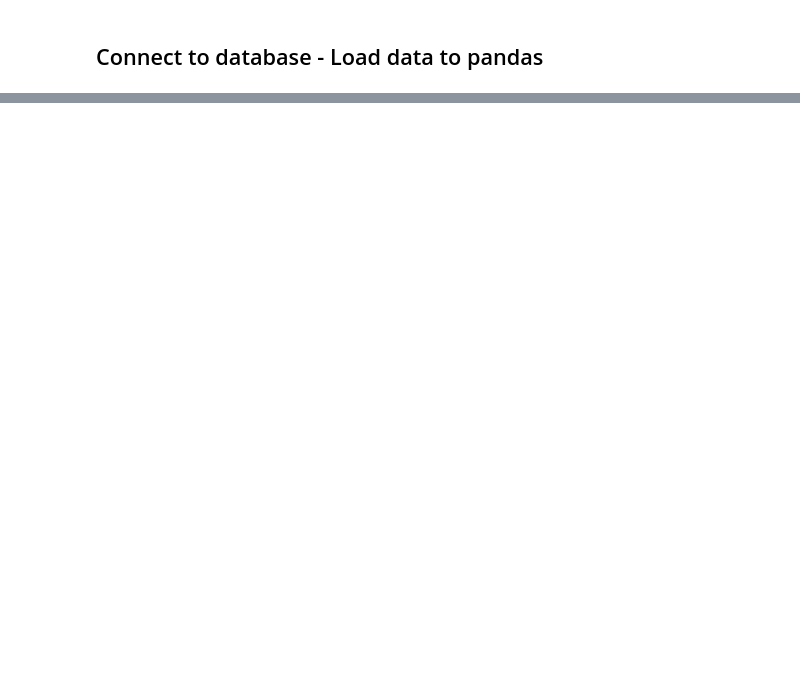
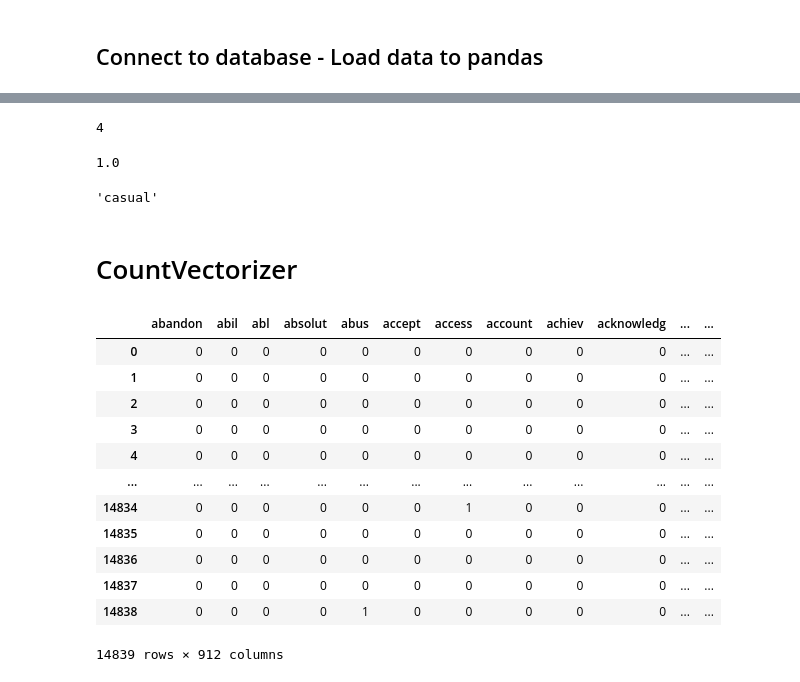
Before and after one commit to sizigia/autotherapy, a Jupyter notebook: notebooks/6 - Topic Modeling.ipynb, the cells around one changed output, grey strips where cells are left out. Cells and saved outputs as stored; diff of their text form; code cells hidden in the pictures; blank space fills up the shorter version.

```diff
--- a/notebooks/6 - Topic Modeling.ipynb
+++ b/notebooks/6 - Topic Modeling.ipynb
@@ -247,0 +101,13 @@ X_test_tfidf1  = tfidf1.transform(X_test)
+# %%
+def stemming(text):
+    stemmer = nltk.stem.SnowballStemmer('english', ignore_stopwords=True)
+    stemmer.stopwords = all_stopwords
+
+    stemmed_words = []
+
+    for w in text.split():
+        stemmed_words.append(stemmer.stem(w))
+
+    text = ' '.join(stemmed_words)
+
+    return text
@@ -247,0 +116,4 @@ X_test_tfidf1  = tfidf1.transform(X_test)
+# %%
+df = pd.read_csv("../data/cleaned_text.csv", index_col='Unnamed: 0').replace(np.nan, '')
+
+df.tail()
@@ -247,0 +133,12 @@ X_test_tfidf1  = tfidf1.transform(X_test)
+# %%
+len(df.content.min())
+# %% [output]
+4
+# %%
+0.01 * 100
+# %% [output]
+1.0
+# %%
+stemming('casually')
+# %% [output]
+'casual'
@@ -247,0 +158,22 @@ X_test_tfidf1  = tfidf1.transform(X_test)
+# %% [markdown]
+# CountVectorizer
+# %%
+cv = CountVectorizer(**params['vectorizer'])
+X_cv = cv.fit_transform(raw_documents=params['raw_documents'])
+
+cv_doc_word = pd.DataFrame(X_cv.toarray(), columns=cv.get_feature_names())
+cv_doc_word
+# %% [output]
+|  | abandon | abil | abl | absolut | abus | accept | access | account | achiev | acknowledg | ... | ... |
+| 0 | 0 | 0 | 0 | 0 | 0 | 0 | 0 | 0 | 0 | 0 | ... | ... |
+| 1 | 0 | 0 | 0 | 0 | 0 | 0 | 0 | 0 | 0 | 0 | ... | ... |
+| 2 | 0 | 0 | 0 | 0 | 0 | 0 | 0 | 0 | 0 | 0 | ... | ... |
+| 3 | 0 | 0 | 0 | 0 | 0 | 0 | 0 | 0 | 0 | 0 | ... | ... |
+| 4 | 0 | 0 | 0 | 0 | 0 | 0 | 0 | 0 | 0 | 0 | ... | ... |
+| ... | ... | ... | ... | ... | ... | ... | ... | ... | ... | ... | ... | ... |
+| 14834 | 0 | 0 | 0 | 0 | 0 | 0 | 1 | 0 | 0 | 0 | ... | ... |
+| 14835 | 0 | 0 | 0 | 0 | 0 | 0 | 0 | 0 | 0 | 0 | ... | ... |
+| 14836 | 0 | 0 | 0 | 0 | 0 | 0 | 0 | 0 | 0 | 0 | ... | ... |
+| 14837 | 0 | 0 | 0 | 0 | 0 | 0 | 0 | 0 | 0 | 0 | ... | ... |
+| 14838 | 0 | 0 | 0 | 0 | 1 | 0 | 0 | 0 | 0 | 0 | ... | ... |
+14839 rows × 912 columns
```
Also changed, not shown: parts of 109 cells of this notebook, 17 other files.
